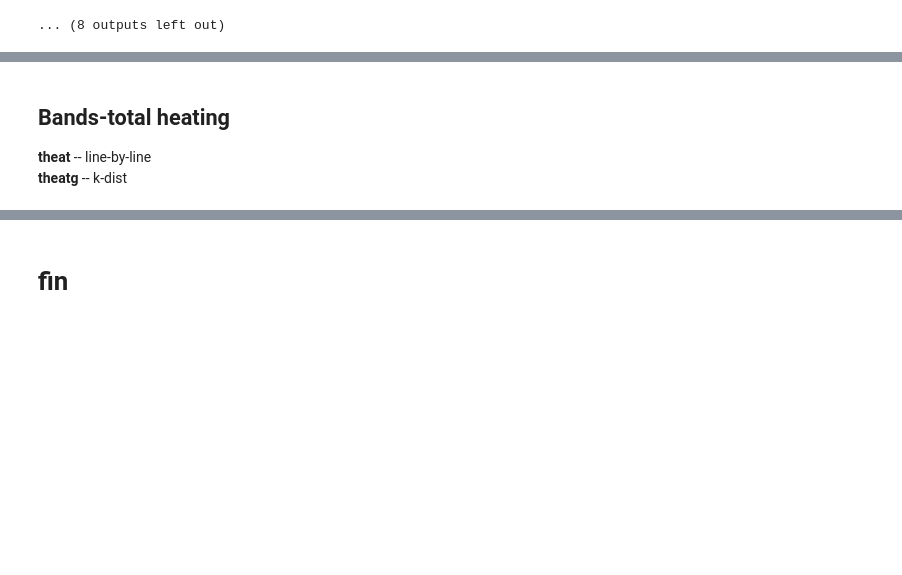
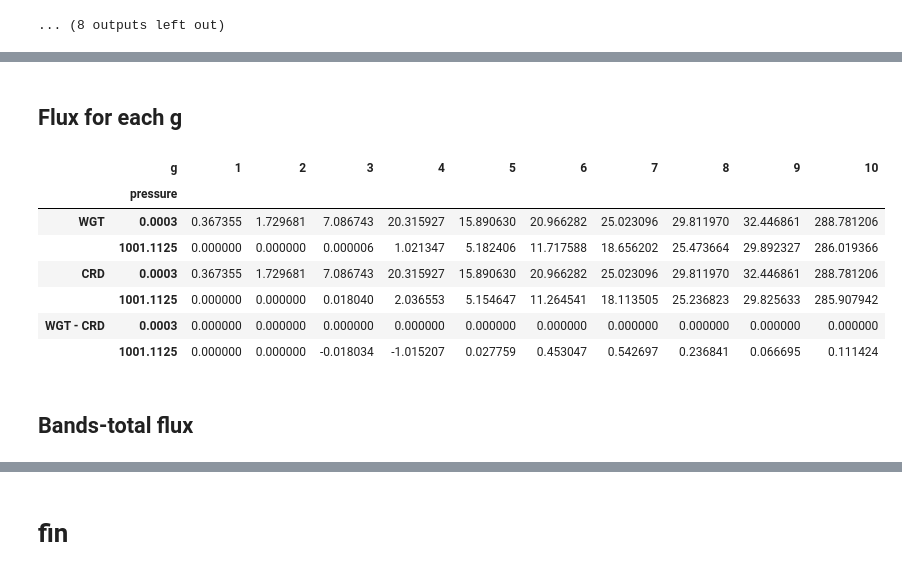
Before and after one commit to qAp/analysis_-_new_kdist_param_sw, a Jupyter notebook: band09_-_h2o_atmpro_-_mls_-_cosz_1.ipynb, the cells around one changed output, grey strips where cells are left out. Drawn from its saved outputs; the diff is of its cells as text; code cells hidden in the pictures; blank space fills up the shorter version.

Commit message:
band09_-_h2o_atmpro_-_mls_-_cosz_1

```diff
--- a/band09_-_h2o_atmpro_-_mls_-_cosz_1.ipynb
+++ b/band09_-_h2o_atmpro_-_mls_-_cosz_1.ipynb
@@ -107,13 +108,13 @@ heat.columns.names = ['g']
 
 for g in heat.columns:
     pltdata = [{'srs':xr.DataArray(heatg[g]),
-                'label':f'KDIS. g={g}',
+                'label':f'WGT g={g}',
                 'color':all_palettes['Set1'][9][0],
                 'alpha':.5,
                 'line_width':6,
                 'line_dash':'dotdash'},
                {'srs':xr.DataArray(heat[g]),
-                'label':f'CRD. g={g}',
+                'label':f'CRD g={g}',
                 'color':all_palettes['Set1'][9][1],
                 'alpha':1,
                 'line_width':3,
@@ -144,3 +161,36 @@ for g in heat.columns:
+# %% [markdown]
+## Flux for each g
+# %%
+def load_flux(fpath=None, name=None):
+    '''
+    Return flux for each g-group, either calculated by line-by-line (fort.403),
+    or by clirad-sw (fort.402), in a xarray.DataArray.
+    '''
+    df = pd.read_csv(fpath, sep=r'\s+', header=None)
+    df.set_index(0, inplace=True)
+    df.index.names = ['pressure']
+    df.columns.names = ['g']
+    da = xr.DataArray(df)
+    da.name = name
+    return da
+# %%
+dwgt = load_flux(fpath=PATH/'fort.402', name='wgt')
+dcrd = load_flux(fpath=PATH/'fort.403', name='crd')
+dwgt = dwgt.isel(pressure=[0, -1]).to_pandas()
+dcrd = dcrd.isel(pressure=[0, -1]).to_pandas()
+pd.concat([dwgt, dcrd, dwgt - dcrd], axis=0,
+          keys=['WGT', 'CRD', 'WGT - CRD'])
+# %% [output]
+|  | g | 1 | 2 | 3 | 4 | 5 | 6 | 7 | 8 | 9 | 10 |
+|  | pressure |  |  |  |  |  |  |  |  |  |  |
+| WGT | 0.0003 | 0.367355 | 1.729681 | 7.086743 | 20.315927 | 15.890630 | 20.966282 | 25.023096 | 29.811970 | 32.446861 | 288.781206 |
+|  | 1001.1125 | 0.000000 | 0.000000 | 0.000006 | 1.021347 | 5.182406 | 11.717588 | 18.656202 | 25.473664 | 29.892327 | 286.019366 |
+| CRD | 0.0003 | 0.367355 | 1.729681 | 7.086743 | 20.315927 | 15.890630 | 20.966282 | 25.023096 | 29.811970 | 32.446861 | 288.781206 |
+|  | 1001.1125 | 0.000000 | 0.000000 | 0.018040 | 2.036553 | 5.154647 | 11.264541 | 18.113505 | 25.236823 | 29.825633 | 285.907942 |
+| WGT - CRD | 0.0003 | 0.000000 | 0.000000 | 0.000000 | 0.000000 | 0.000000 | 0.000000 | 0.000000 | 0.000000 | 0.000000 | 0.000000 |
+|  | 1001.1125 | 0.000000 | 0.000000 | -0.018034 | -1.015207 | 0.027759 | 0.453047 | 0.542697 | 0.236841 | 0.066695 | 0.111424 |
+# %% [markdown]
+## Bands-total flux
 # %%
 flux = pd.read_csv(PATH/'fort.9', sep=r'\s+', skiprows=2, header=None)
 flux.set_index(0, inplace=True)
@@ -158,8 +210,3 @@ show(plt_vert_profile_bokeh(pltdata=pltdata, xlabel='flux'))
 # %% [output]
 [interactive output not drawn]
 [interactive output not drawn]
-# %% [markdown]
-## Bands-total heating
-
-**theat** -- line-by-line
-**theatg** -- k-dist
```
Also changed, not shown: parts of 14 cells of this notebook.
